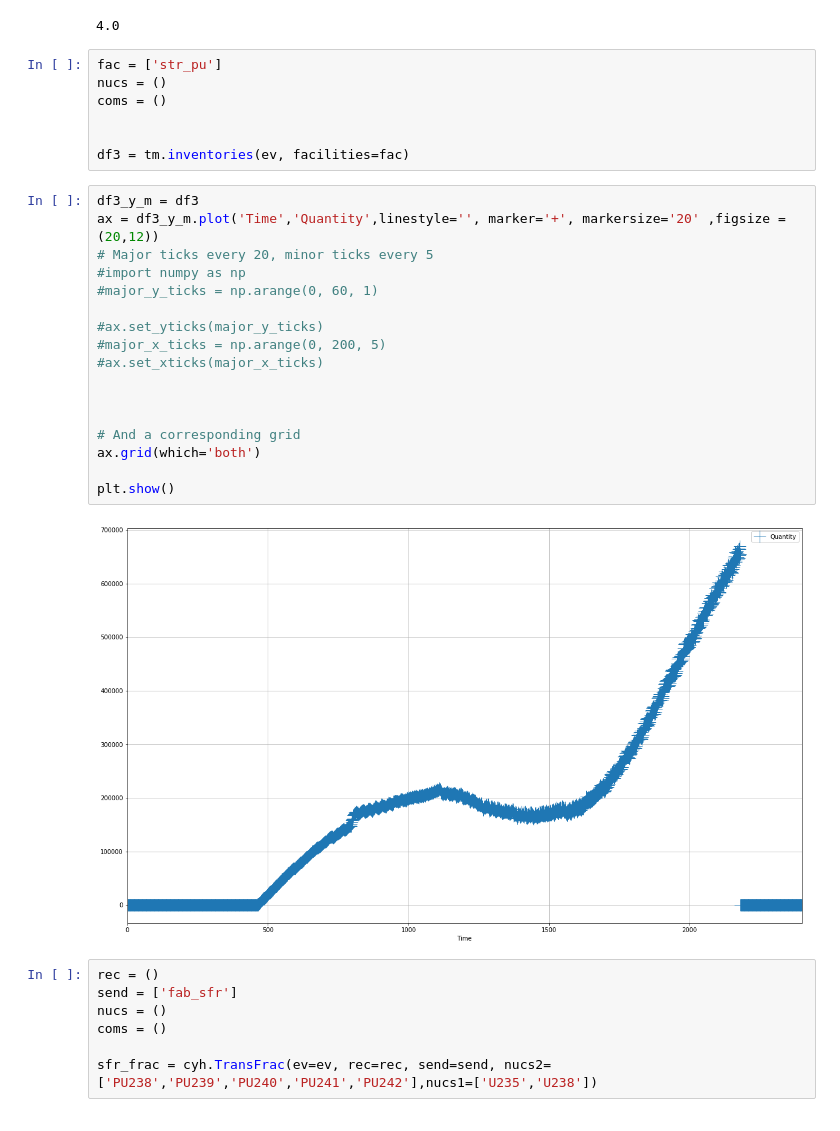
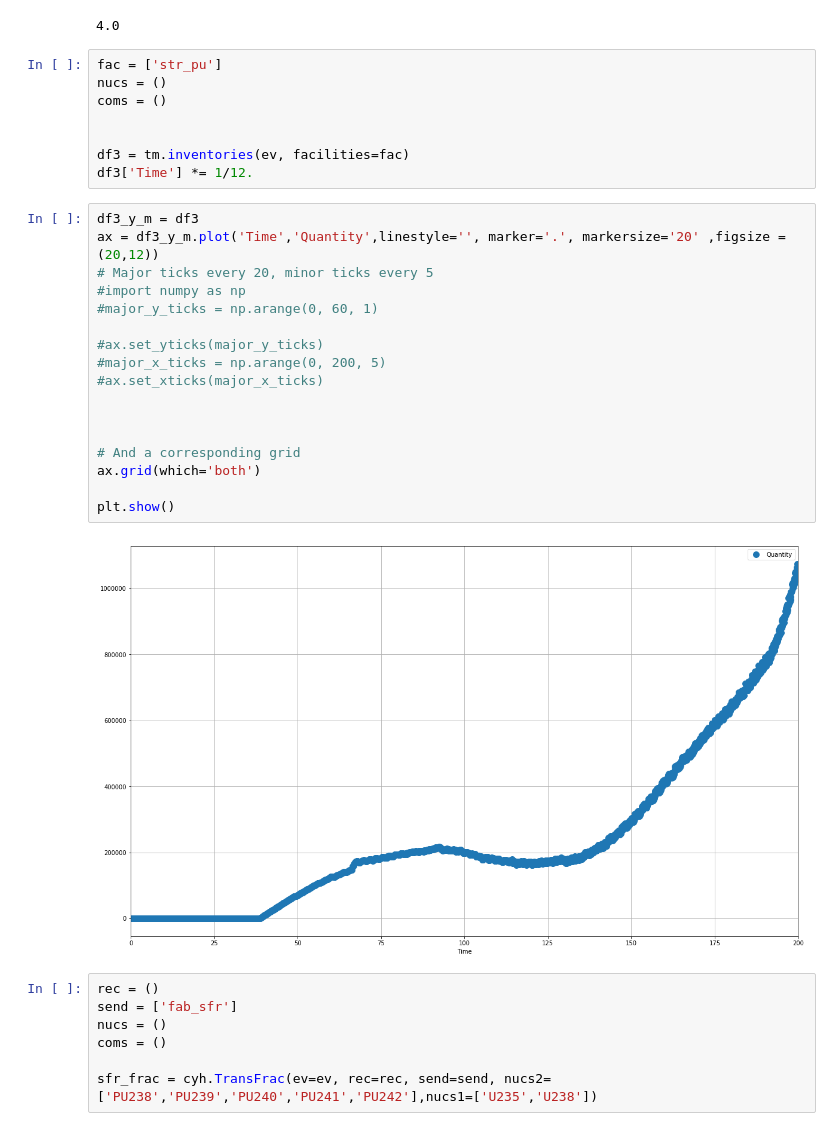
Before and after one commit to bam241/cvt_eg23, a Jupyter notebook: separation_optimised.ipynb, the cells around one changed output. Drawn from its saved outputs; the diff is of its cells as text.

```diff
--- a/separation_optimised.ipynb
+++ b/separation_optimised.ipynb
@@ -87,25 +76,26 @@ coms = ()
 
 
 df3 = tm.inventories(ev, facilities=fac)
+df3['Time'] *= 1/12.
 # %%
 df3_y_m = df3
-ax = df3_y_m.plot('Time','Quantity',linestyle='', marker='+', markersize='20' ,figsize = (20,12))
+ax = df3_y_m.plot('Time','Quantity',linestyle='', marker='.', markersize='20' ,figsize = (20,12))
 # Major ticks every 20, minor ticks every 5
 #import numpy as np
 #major_y_ticks = np.arange(0, 60, 1)
 
 #ax.set_yticks(major_y_ticks)
 #major_x_ticks = np.arange(0, 200, 5)
 #ax.set_xticks(major_x_ticks)
 
 
 
 # And a corresponding grid
 ax.grid(which='both')
 
 plt.show()
 # %% [output]
-[figure, old version]
+[figure, new version]
 # %%
 rec = ()
 send = ['fab_sfr']
```
Also changed, not shown: parts of 2 cells of this notebook, 8 other files.
